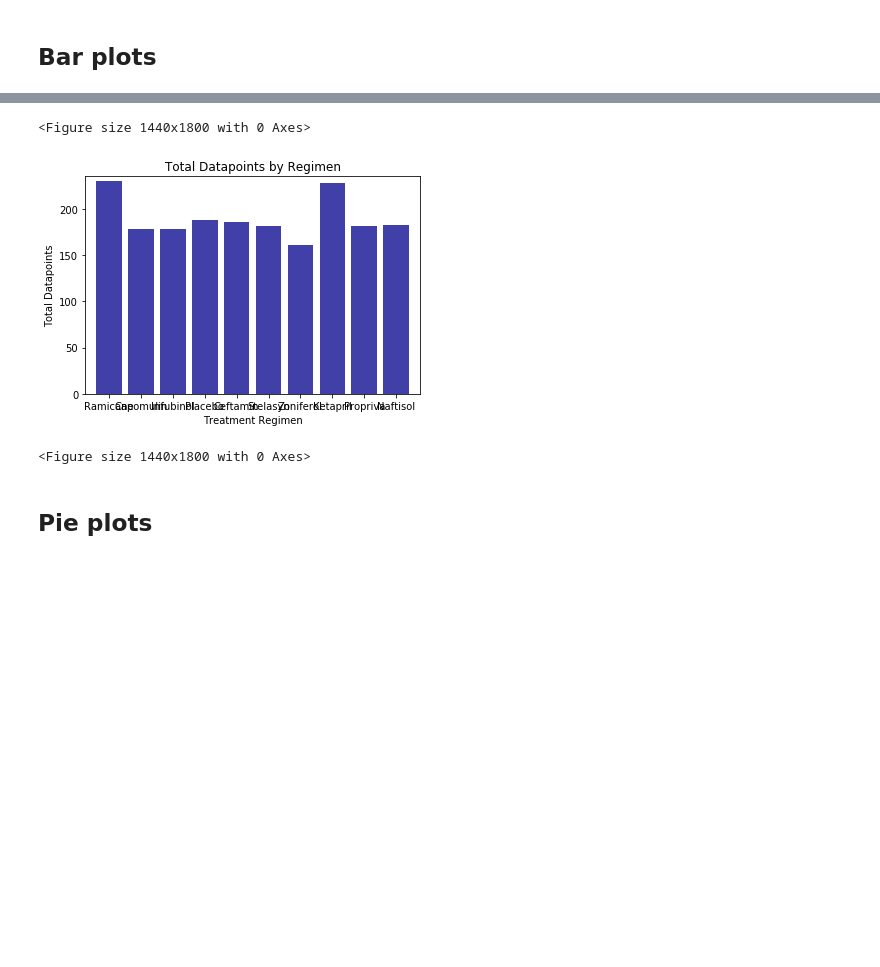
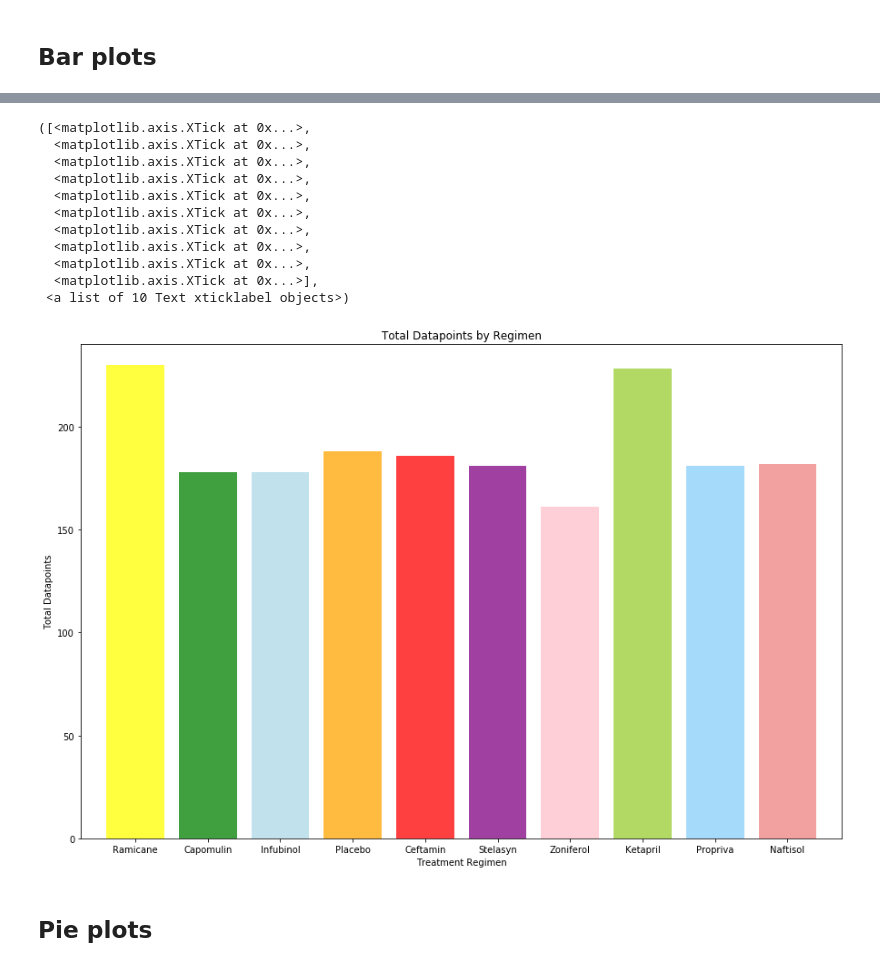
Before and after one commit to informidas/matplotlib-challenge, a Jupyter notebook: pymaceuticals_starter.ipynb, the cells around one changed output, grey strips where cells are left out. Cells and saved outputs as stored; diff of their text form; code cells hidden in the pictures; blank space fills up the shorter version.

Commit message:
update to matplotlib solution

```diff
--- a/pymaceuticals_starter.ipynb
+++ b/pymaceuticals_starter.ipynb
@@ -125,28 +148,39 @@ plt.xticks(tick_locations, x_ax, rotation="0")
 # %%
 # Generate a bar plot showing number of data points for each treatment regimen using pyplot
 
 # use comprehension list to get series for x and y axis
 x_axis =[value for value in mouse_metadata_study_results_combined["Drug Regimen"].unique()]
 y_axis = [value for value in datapoints_per_regimen["Total Datapoints"]]
 
+colors= ["yellow","green","lightblue","orange","red","purple","pink","yellowgreen","lightskyblue","lightcoral"]
 tick_locations = []
 for x in x_axis:
     tick_locations.append(x)
 
+plt.figure(figsize=(15,10))
+plt.xlim(-0.75, len(x_axis) -.25)
+plt.ylim(0, max(y_axis) + 10)
+
+
+plt.bar(x_axis, y_axis, color=colors, alpha=0.75, align="center")
 plt.title("Total Datapoints by Regimen")
 plt.xlabel("Treatment Regimen")
 plt.ylabel("Total Datapoints")
 
-plt.xlim(-0.75, len(x_axis) -.25)
-plt.ylim(0, max(y_axis) + 5)
-
-plt.bar(x_axis, y_axis, facecolor="darkblue", alpha=0.75, align="center")
 plt.xticks(tick_locations, x_axis)
-plt.figure(figsize=(20,25))
 # %% [output]
-<Figure size 1440x1800 with 0 Axes>
+([<matplotlib.axis.XTick at 0x...>,
+  <matplotlib.axis.XTick at 0x...>,
+  <matplotlib.axis.XTick at 0x...>,
+  <matplotlib.axis.XTick at 0x...>,
+  <matplotlib.axis.XTick at 0x...>,
+  <matplotlib.axis.XTick at 0x...>,
+  <matplotlib.axis.XTick at 0x...>,
+  <matplotlib.axis.XTick at 0x...>,
+  <matplotlib.axis.XTick at 0x...>,
+  <matplotlib.axis.XTick at 0x...>],
+ <a list of 10 Text xticklabel objects>)
-[figure, old version]
+[figure, new version]
-<Figure size 1440x1800 with 0 Axes>
 # %%
 # Create a list indicating where to write x labels and set figure size to adjust for space
 # %%
```
Also changed, not shown: parts of 14 cells of this notebook.
